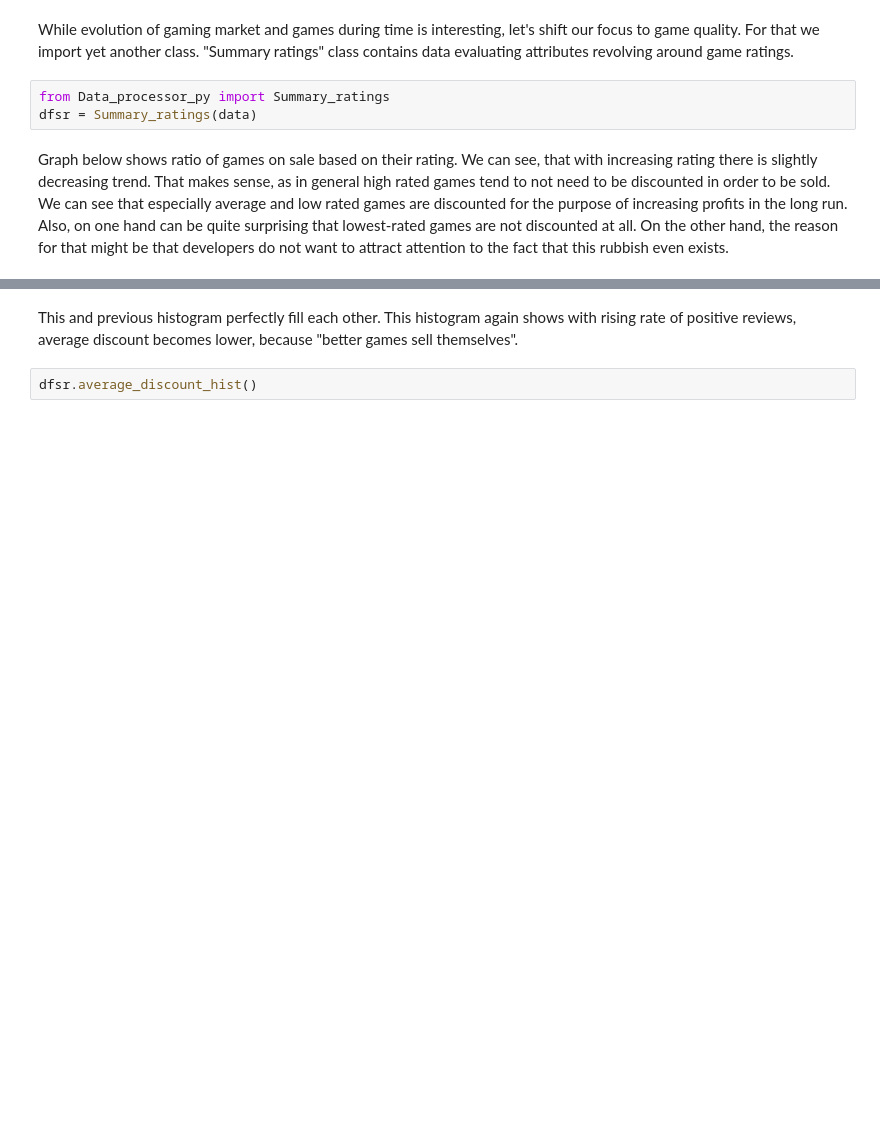
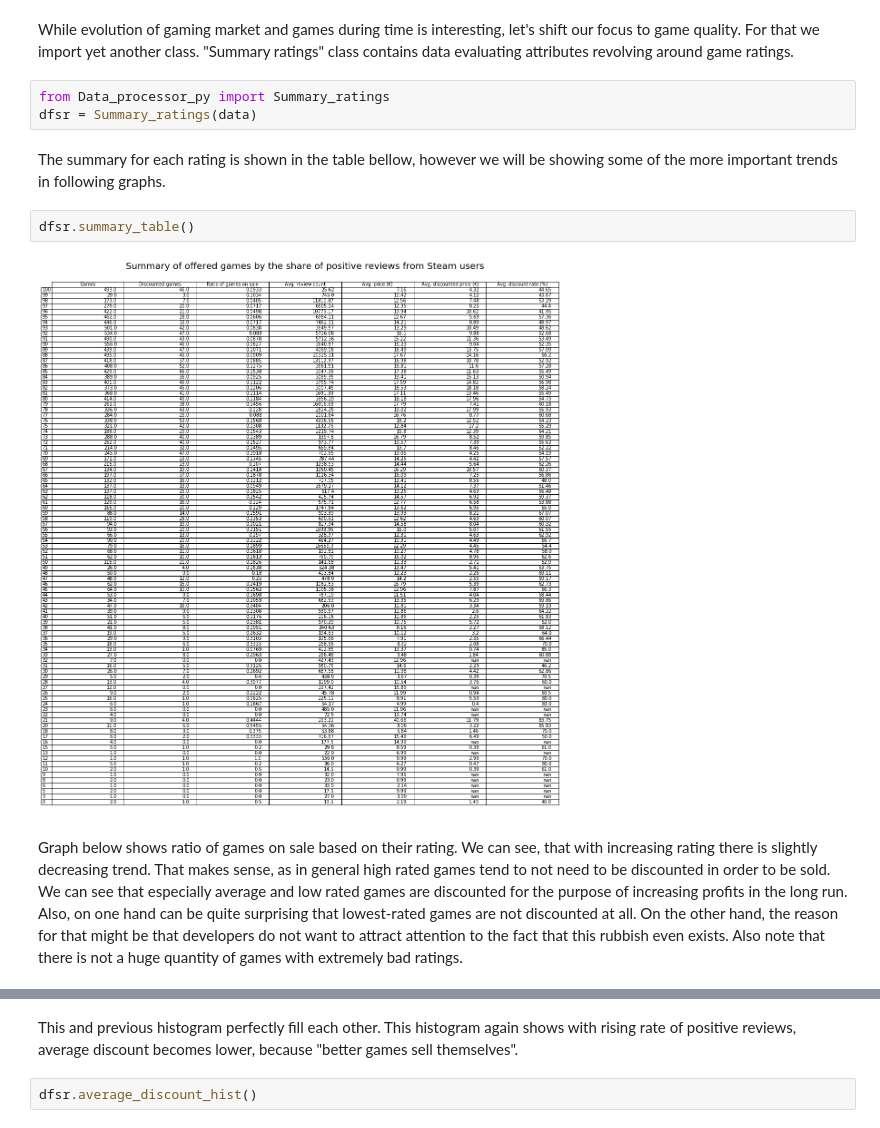
Before and after one commit to magicbeans817/likememes, a Jupyter notebook: Data_interpreter.ipynb, the cells around one changed output, grey strips where cells are left out. Saved outputs shown, nothing was run; the diff lists cells and outputs as text; blank space fills up the shorter version.

```diff
--- a/Data_interpreter.ipynb
+++ b/Data_interpreter.ipynb
@@ -122,8 +125,14 @@ While evolution of gaming market and games during time is interesting, let's shi
 # %%
 from Data_processor_py import Summary_ratings
 dfsr = Summary_ratings(data)
+# %% [markdown]
+The summary for each rating is shown in the table bellow, however we will be showing some of the more important trends in following graphs.
+# %%
+dfsr.summary_table()
+# %% [output]
+[figure, added]
 # %% [markdown]
-Graph below shows ratio of games on sale based on their rating. We can see, that with increasing rating there is slightly decreasing trend. That makes sense, as in general high rated games tend to not need to be discounted in order to be sold. We can see that especially average and low rated games are discounted for the purpose of increasing profits in the long run. Also, on one hand can be quite surprising that lowest-rated games are not discounted at all. On the other hand, the reason for that might be that developers do not want to attract attention to the fact that this rubbish even exists.
+Graph below shows ratio of games on sale based on their rating. We can see, that with increasing rating there is slightly decreasing trend. That makes sense, as in general high rated games tend to not need to be discounted in order to be sold. We can see that especially average and low rated games are discounted for the purpose of increasing profits in the long run. Also, on one hand can be quite surprising that lowest-rated games are not discounted at all. On the other hand, the reason for that might be that developers do not want to attract attention to the fact that this rubbish even exists. Also note that there is not a huge quantity of games with extremely bad ratings.
 # %%
 dfsr.sale_ratio_hist()
 # %% [output]
```
Also changed, not shown: parts of 14 cells of this notebook.
